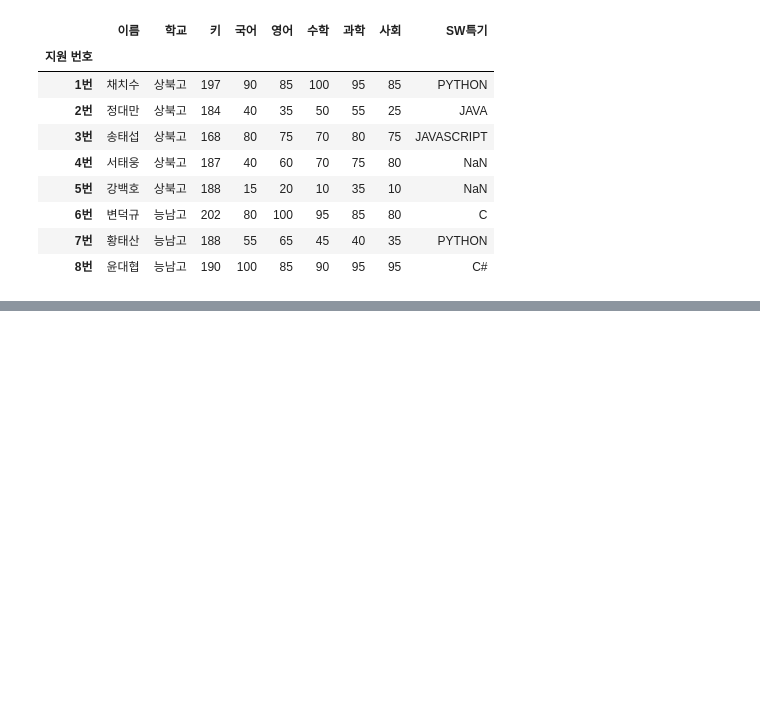
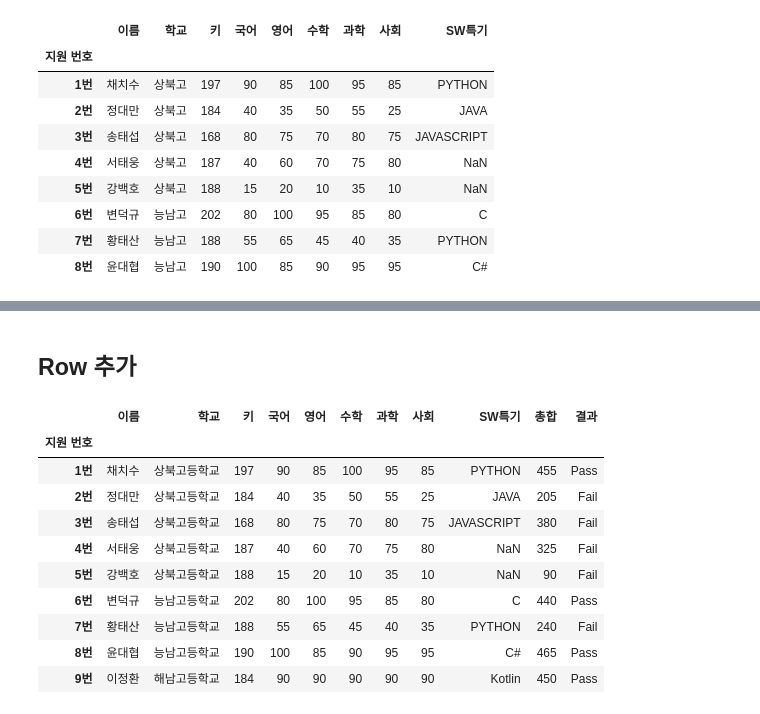
Before and after one commit to xilverh0ya/MyStudy, a Jupyter notebook: 01_pythonBasic/nadoCoding_Visuallize/PythonDataWorkspace/Pandas/12. 데이터 수정.ipynb, the cells around one changed output, grey strips where cells are left out. Cells and saved outputs as stored; diff of their text form; code cells hidden in the pictures; blank space fills up the shorter version.

```diff
--- a/01_pythonBasic/nadoCoding_Visuallize/PythonDataWorkspace/Pandas/12. 데이터 수정.ipynb
+++ b/01_pythonBasic/nadoCoding_Visuallize/PythonDataWorkspace/Pandas/12. 데이터 수정.ipynb
@@ -97,3 +97,6 @@ df
 | 6번 | 변덕규 | 능남고 | 202 | 80 | 100 | 95 | 85 | 80 | C |
 | 7번 | 황태산 | 능남고 | 188 | 55 | 65 | 45 | 40 | 35 | PYTHON |
 | 8번 | 윤대협 | 능남고 | 190 | 100 | 85 | 90 | 95 | 95 | C# |
+# %%
+df['학교'] = df['학교'] + '등학교' # 학교 데이터 + 등학교
+df
@@ -99,0 +116,3 @@ df
+# %%
+df['총합'] = df['국어'] + df['영어'] + df['수학'] + df['과학'] + df['사회']
+df
@@ -99,0 +130,3 @@ df
+# %%
+df['결과'] = 'Fail' # 결과 Column을 추가하고 전체 데이터는 fail로 초기화
+df
@@ -99,0 +144,3 @@ df
+# %%
+df.loc[df['총합'] > 400, '결과'] = 'Pass' # 총합이 400보다 큰 데이터에 대해서 결과를 Pass로 Update
+df
@@ -99,0 +249,17 @@ df
+# %% [markdown]
+## Row 추가
+# %%
+df.loc['9번'] = ['이정환', '해남고등학교', 184, 90, 90, 90, 90, 90, 'Kotlin', 450, 'Pass'] # 새로운 Row 추가
+df
+# %% [output]
+|  | 이름 | 학교 | 키 | 국어 | 영어 | 수학 | 과학 | 사회 | SW특기 | 총합 | 결과 |
+| 지원 번호 |  |  |  |  |  |  |  |  |  |  |  |
+| 1번 | 채치수 | 상북고등학교 | 197 | 90 | 85 | 100 | 95 | 85 | PYTHON | 455 | Pass |
+| 2번 | 정대만 | 상북고등학교 | 184 | 40 | 35 | 50 | 55 | 25 | JAVA | 205 | Fail |
+| 3번 | 송태섭 | 상북고등학교 | 168 | 80 | 75 | 70 | 80 | 75 | JAVASCRIPT | 380 | Fail |
+| 4번 | 서태웅 | 상북고등학교 | 187 | 40 | 60 | 70 | 75 | 80 | NaN | 325 | Fail |
+| 5번 | 강백호 | 상북고등학교 | 188 | 15 | 20 | 10 | 35 | 10 | NaN | 90 | Fail |
+| 6번 | 변덕규 | 능남고등학교 | 202 | 80 | 100 | 95 | 85 | 80 | C | 440 | Pass |
+| 7번 | 황태산 | 능남고등학교 | 188 | 55 | 65 | 45 | 40 | 35 | PYTHON | 240 | Fail |
+| 8번 | 윤대협 | 능남고등학교 | 190 | 100 | 85 | 90 | 95 | 95 | C# | 465 | Pass |
+| 9번 | 이정환 | 해남고등학교 | 184 | 90 | 90 | 90 | 90 | 90 | Kotlin | 450 | Pass |
```
Also changed, not shown: parts of 24 cells of this notebook.
